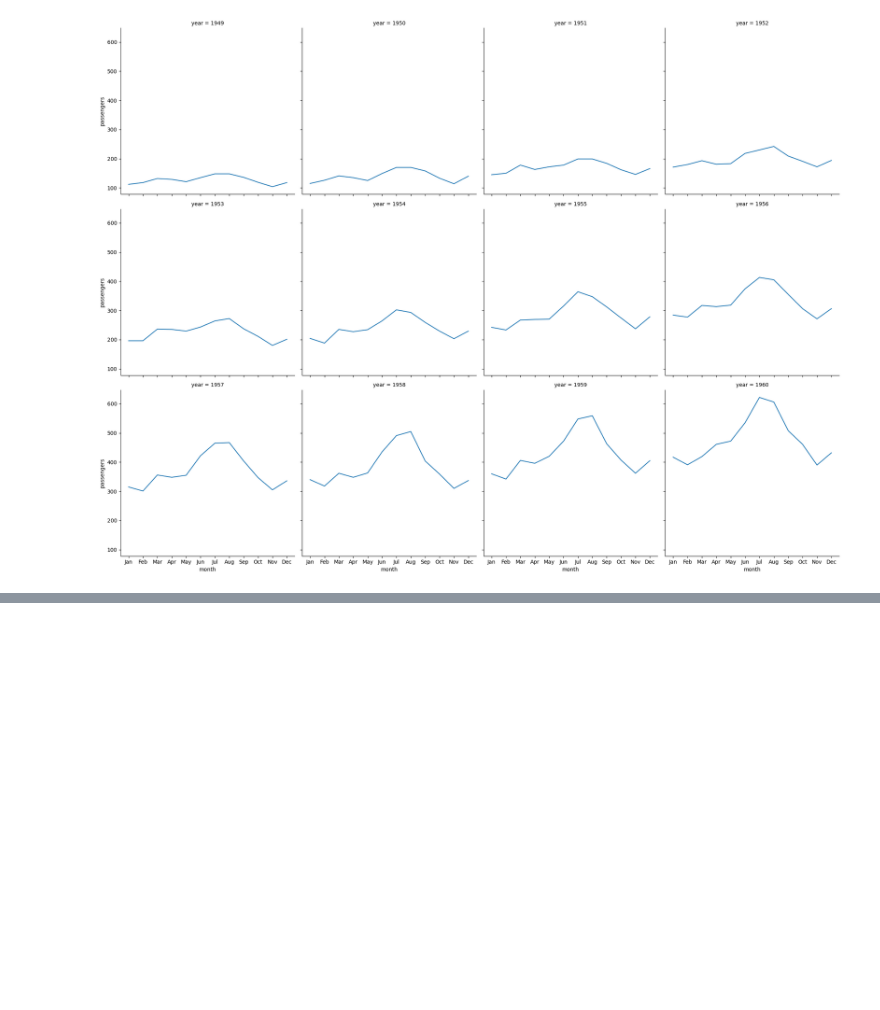
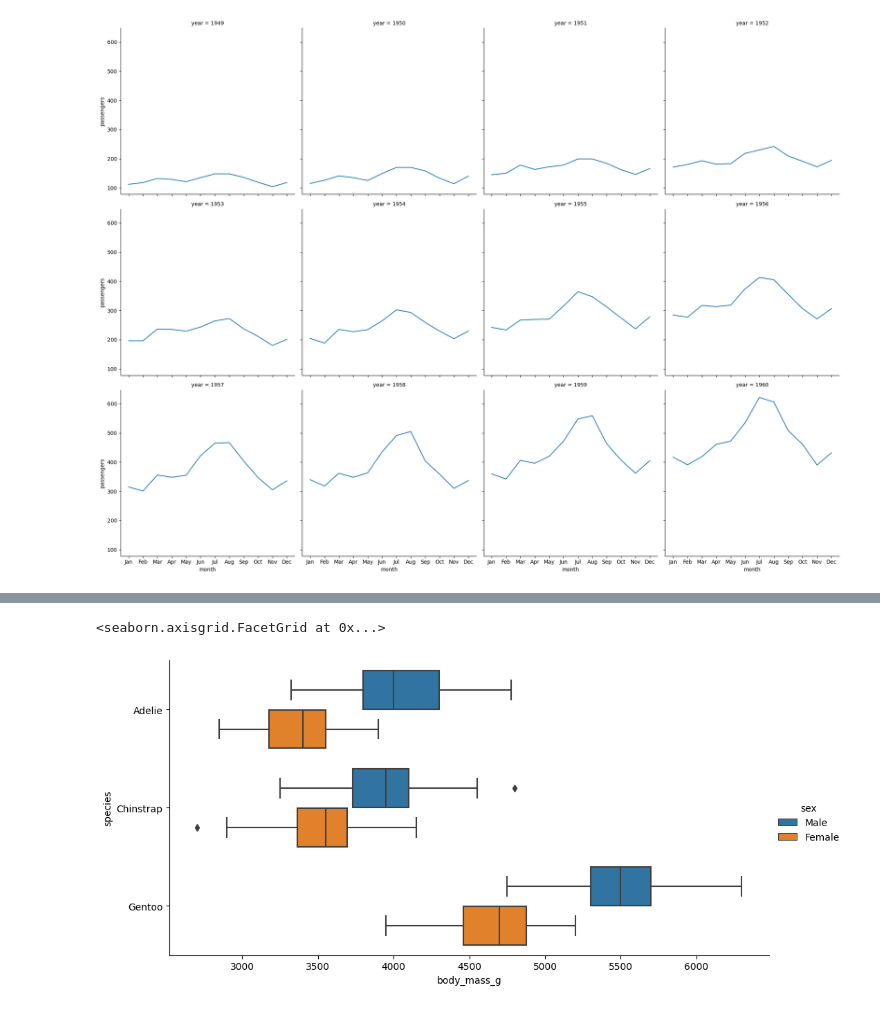
Before and after one commit to Young4424/ML_DL_practice, a Jupyter notebook: 01_데이터시각화_실습.ipynb, the cells around one changed output, grey strips where cells are left out. Saved outputs shown, nothing was run; the diff lists cells and outputs as text; code cells hidden in the pictures; blank space fills up the shorter version.

```diff
--- a/01_데이터시각화_실습.ipynb
+++ b/01_데이터시각화_실습.ipynb
@@ -88,0 +101,7 @@ sns.catplot
+# %%
+# boxplot 눞히기
+
+sns.catplot(data = data, y = 'species', x = 'body_mass_g',kind = 'box', hue='sex', aspect = 2 ) # aspect : 세로 1 -> 가로 2배로 올리기
+# %% [output]
+<seaborn.axisgrid.FacetGrid at 0x...>
+[figure, added]
```
Also changed, not shown: parts of 11 cells of this notebook.
